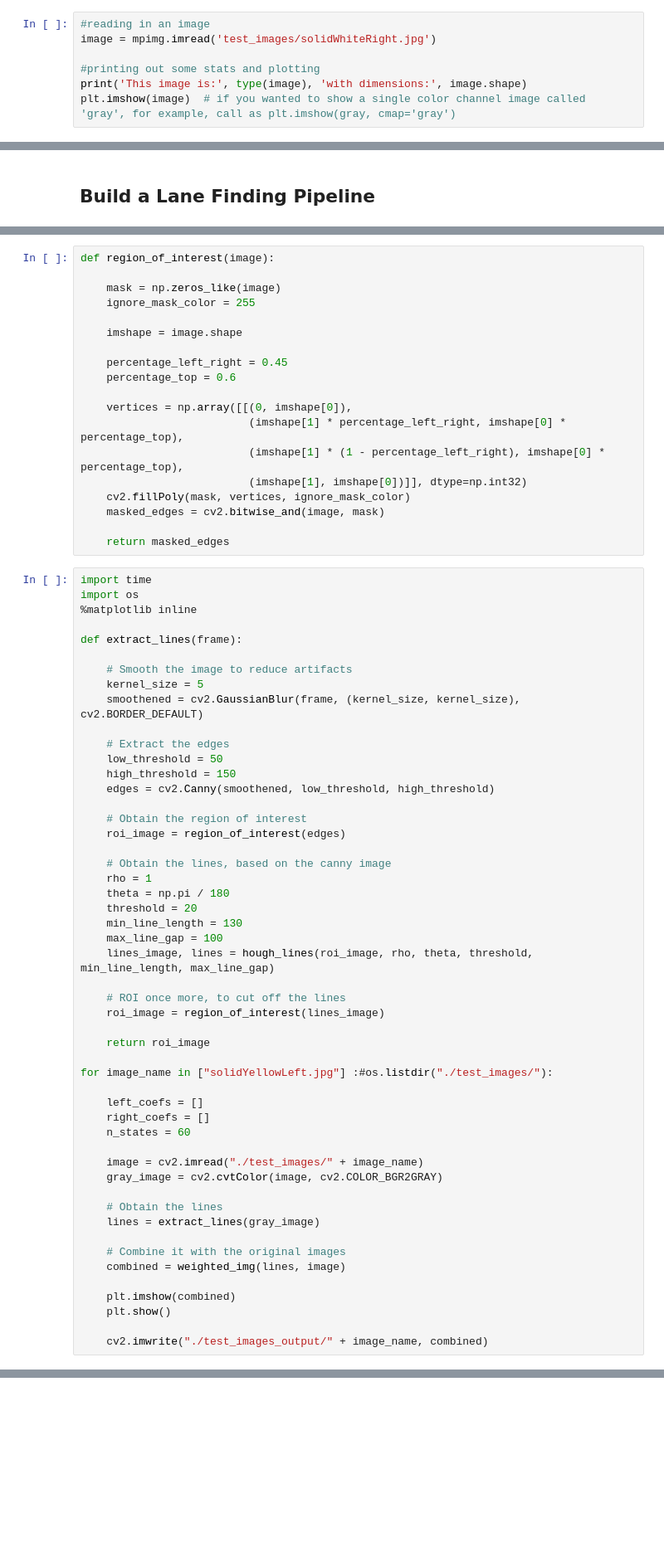
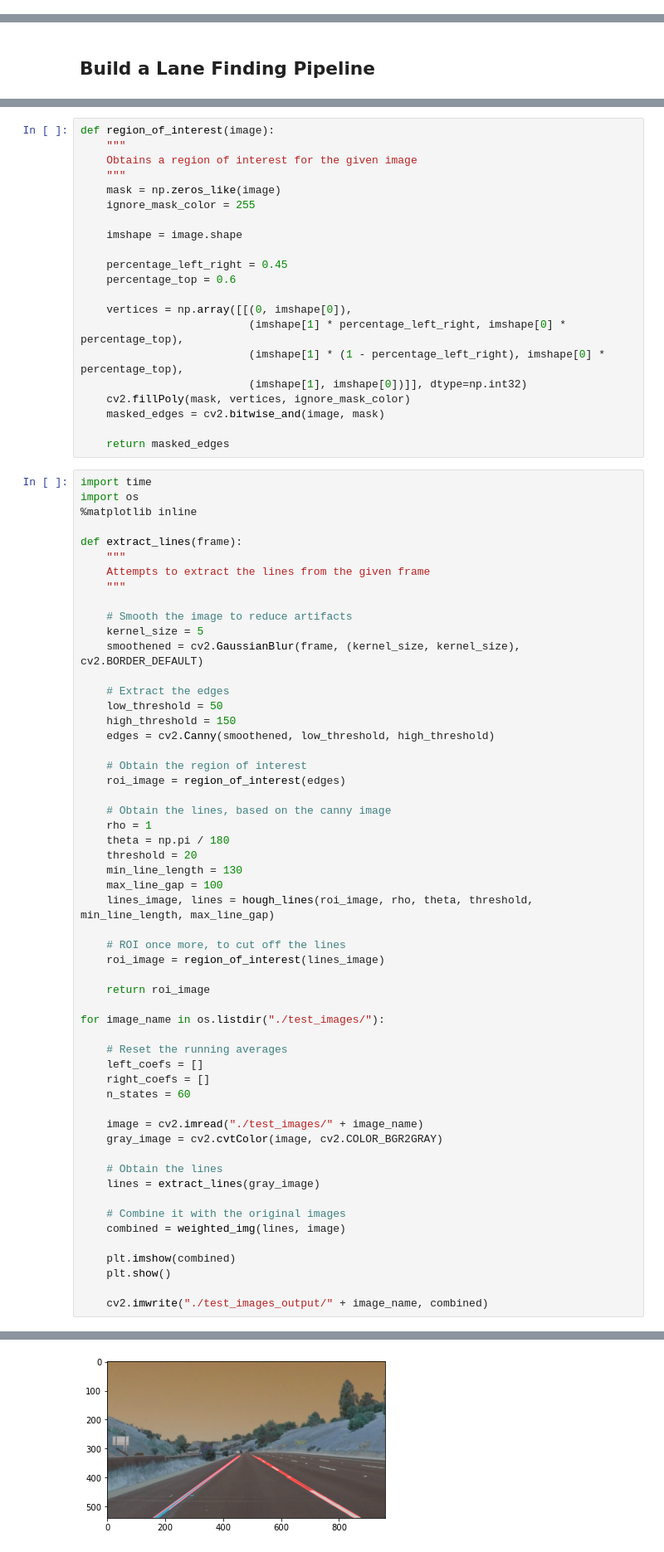
Before and after one commit to GerritLuimstra/self-driving-car-course, a Jupyter notebook: Finding Lane Lines/P1.ipynb, the cells around one changed output, grey strips where cells are left out. Shown: that part at 83% size. Saved outputs shown, nothing was run; the diff lists cells and outputs as text; blank space fills up the shorter version.

```diff
--- a/Finding Lane Lines/P1.ipynb
+++ b/Finding Lane Lines/P1.ipynb
@@ -52,7 +27,0 @@ import cv2
-# %%
-#reading in an image
-image = mpimg.imread('test_images/solidWhiteRight.jpg')
-
-#printing out some stats and plotting
-print('This image is:', type(image), 'with dimensions:', image.shape)
-plt.imshow(image)  # if you wanted to show a single color channel image called 'gray', for example, call as plt.imshow(gray, cmap='gray')
@@ -156,6 +93,8 @@ Try tuning the various parameters, especially the low and high Canny thresholds
 # %%
 def region_of_interest(image):
-
+    """
+    Obtains a region of interest for the given image
+    """
     mask = np.zeros_like(image)
     ignore_mask_color = 255
 
@@ -178,6 +117,9 @@ import os
 %matplotlib inline
 
 def extract_lines(frame):
+    """
+    Attempts to extract the lines from the given frame
+    """
 
     # Smooth the image to reduce artifacts
     kernel_size = 5
@@ -197,31 +139,33 @@ def extract_lines(frame):
     threshold = 20
     min_line_length = 130
     max_line_gap = 100
     lines_image, lines = hough_lines(roi_image, rho, theta, threshold, min_line_length, max_line_gap)
 
     # ROI once more, to cut off the lines
     roi_image = region_of_interest(lines_image)
 
     return roi_image
 
-for image_name in ["solidYellowLeft.jpg"] :#os.listdir("./test_images/"):
+for image_name in os.listdir("./test_images/"):
 
+    # Reset the running averages
     left_coefs = []
     right_coefs = []
     n_states = 60
 
     image = cv2.imread("./test_images/" + image_name)
     gray_image = cv2.cvtColor(image, cv2.COLOR_BGR2GRAY)
 
     # Obtain the lines
     lines = extract_lines(gray_image)
 
     # Combine it with the original images
     combined = weighted_img(lines, image)
 
     plt.imshow(combined)
     plt.show()
 
     cv2.imwrite("./test_images_output/" + image_name, combined)
 # %% [output]
 [figure]
+[figure, added]
```
Also changed, not shown: parts of 31 cells of this notebook, 13 other files.
